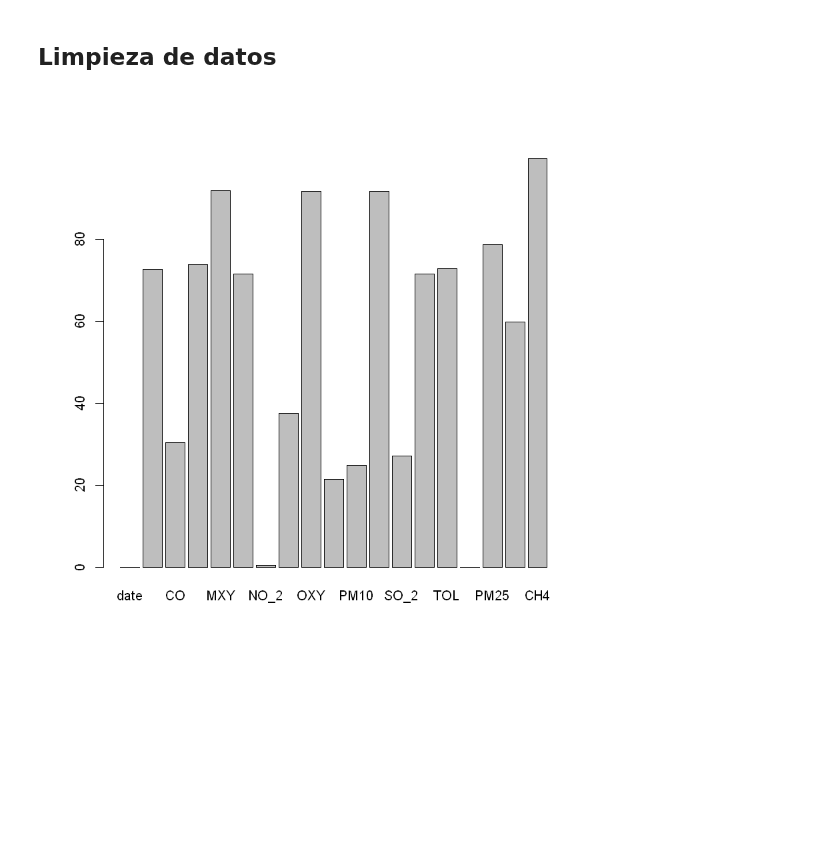
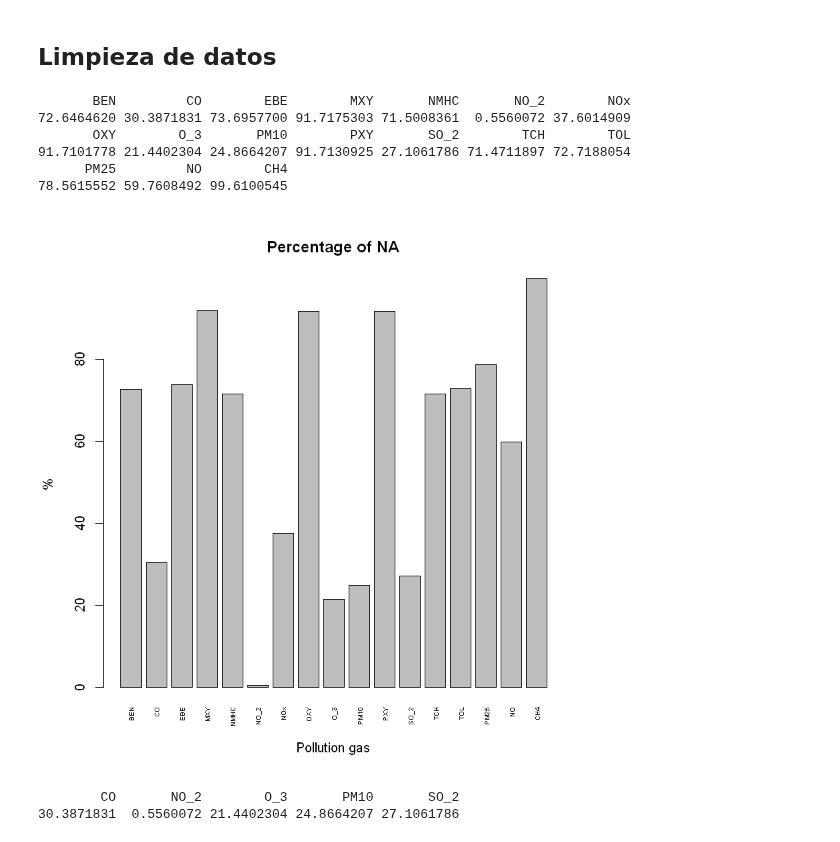
Before and after one commit to manumonforte/DataMining-BigDataParadigm, a Jupyter notebook: Estudio.ipynb, the cells around one changed output. Cells and saved outputs as stored; diff of their text form; code cells hidden in the pictures; blank space fills up the shorter version.

Commit message:
refactor barplot %NA

```diff
--- a/Estudio.ipynb
+++ b/Estudio.ipynb
@@ -112,9 +125,26 @@ rm(data)
 #Limpieza de datos datasetMadrid
 #1) Calculamos el porcenje de NA para descartar aquellas columnas cuyo porcentage sea muy alto
 naPerColumn <- colSums(is.na(datasetMadrid))
+#2) Todos los gases tienen al menos un NA por , tanto, estudiamos gases a descartar, para ello
+#quitamos los demás parámetros
 percentageNA <- naPerColumn/nrow(datasetMadrid) *100
+percentageNA <- percentageNA[percentageNA > 0]
+percentageNA
+# %% [output]
+       BEN         CO        EBE        MXY       NMHC       NO_2        NOx
+72.6464620 30.3871831 73.6957700 91.7175303 71.5008361  0.5560072 37.6014909
+       OXY        O_3       PM10        PXY       SO_2        TCH        TOL
+91.7101778 21.4402304 24.8664207 91.7130925 27.1061786 71.4711897 72.7188054
+      PM25         NO        CH4
+78.5615552 59.7608492 99.6100545
 # %%
 #2)Pintamos grafica de barras para observar volumen NA en los gases contaminantes
-barplot(percentageNA)
+barplot(percentageNA, main ="Percentage of NA",xlab = "Pollution gas",ylab = "%", las=3, cex.names=.5)
 # %% [output]
-[figure, old version]
+[figure, new version]
+# %%
+#Nos quedamos con aquellos gases que tengan menos del 35% de NA
+percentageNA[percentageNA < 35]
+# %% [output]
+        CO       NO_2        O_3       PM10       SO_2
+30.3871831  0.5560072 21.4402304 24.8664207 27.1061786
```
Also changed, not shown: parts of 1 cell of this notebook.
